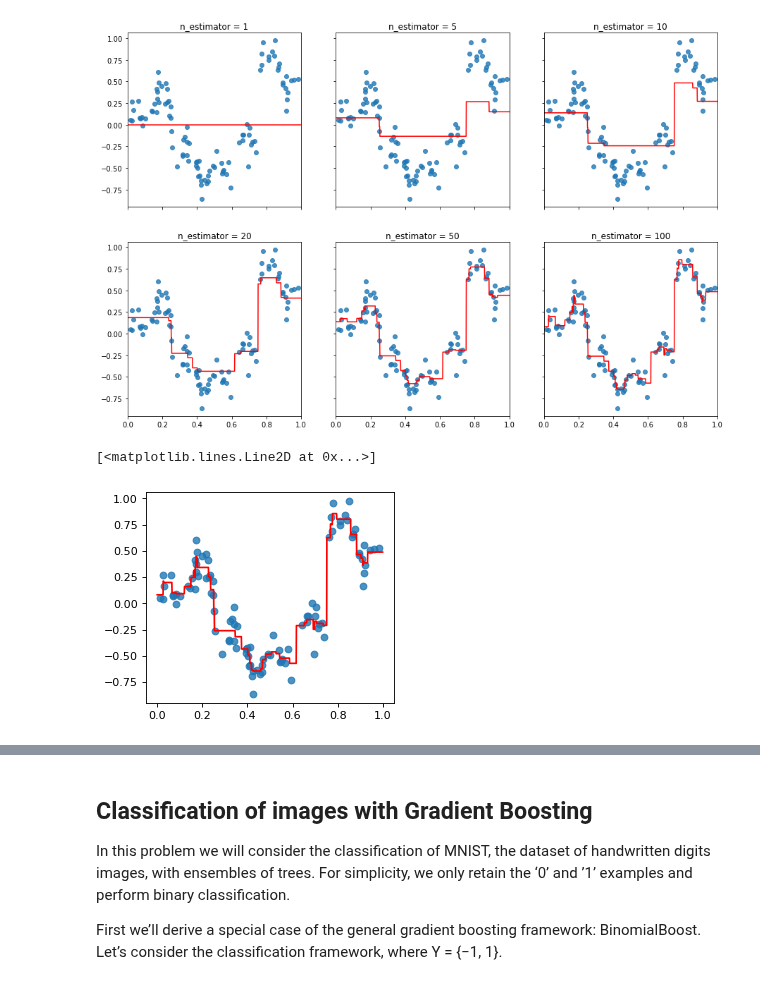
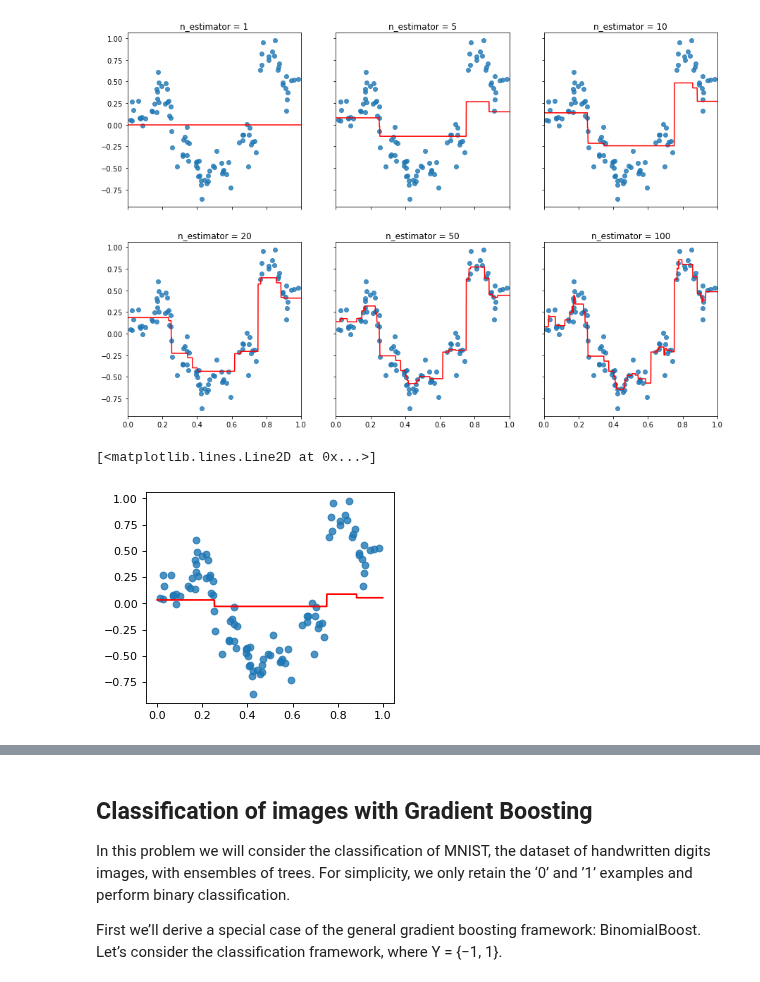
Before and after one commit to jgeorge313/Sem_2, a Jupyter notebook: DS_GA_1003/HW/hw6/HW 6 JG6615.ipynb, the cells around one changed output, grey strips where cells are left out. Saved outputs shown, nothing was run; the diff lists cells and outputs as text; code cells hidden in the pictures.

Commit message:
fixing my case for estimators = 1, needed to create a baseline fit, and then iterate from 1:n_estimators

```diff
--- a/DS_GA_1003/HW/hw6/HW 6 JG6615.ipynb
+++ b/DS_GA_1003/HW/hw6/HW 6 JG6615.ipynb
@@ -654,17 +651,17 @@ for idx, i, tt in zip(product([0, 1], [0, 1, 2]),
 # %%
 #compare with sklearn
 plt.figure(figsize=(4, 3.5), dpi=80)
-gb_reg = GradientBoostingRegressor(n_estimators=100, learning_rate = .1,
+gb_reg = GradientBoostingRegressor(n_estimators=1, learning_rate = .1,
                                   max_depth = 2, min_samples_split = 5)
 gb_reg.fit(x_krr_train, y_krr_train[:,0])
 y_range_predict = gb_reg.predict(x_range)
 plt.scatter(x_krr_train, y_krr_train, alpha = .8)
 plt.plot(x_range, y_range_predict, c ='r')
 
 ## Looks identical
 # %% [output]
 [<matplotlib.lines.Line2D at 0x...>]
-[figure, old version]
+[figure, new version]
 # %% [markdown]
 <div style="page-break-after: always;"></div>
 # %% [markdown]
```
Also changed, not shown: parts of 6 cells of this notebook.
